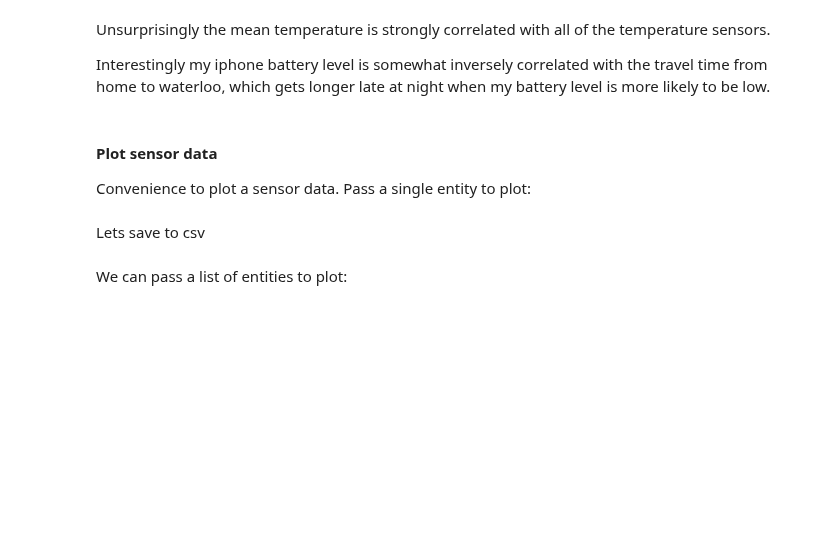
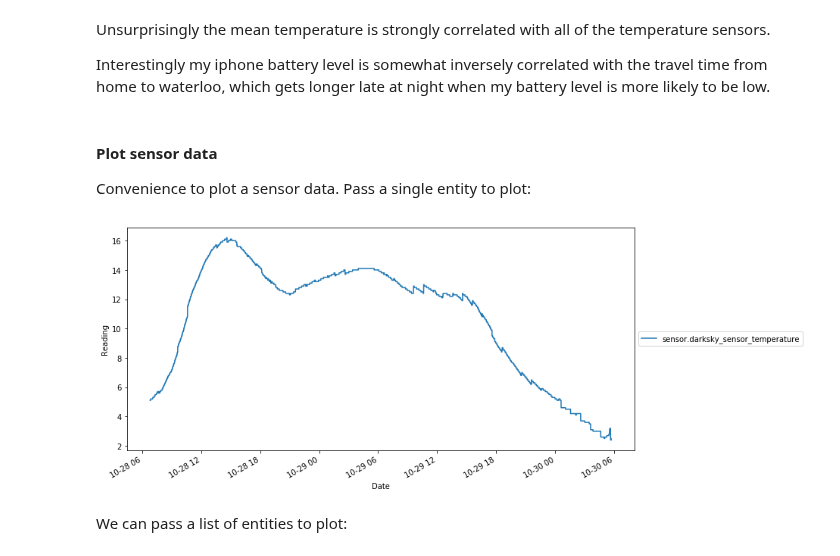
Before and after one commit to robmarkcole/HASS-data-detective, a Jupyter notebook: usage/Usage of detective.ipynb, the cells around one changed output. Cells and saved outputs as stored; diff of their text form; code cells hidden in the pictures; blank space fills up the shorter version.

```diff
--- a/usage/Usage of detective.ipynb
+++ b/usage/Usage of detective.ipynb
@@ -168,5 +154,5 @@ Lets create an object holding the numerical sensor
 # %%
-sensors_num = detective.NumericalSensors(db.master_df)
+sensors_num_df = detective.NumericalSensors(db.master_df)
 # %% [markdown]
 We can access the list of sensor entities using the list_sensors attribute
 # %%
@@ -190,6 +207,6 @@ Interestingly my iphone battery level is somewhat inversely correlated with the
 Convenience to plot a sensor data.
 Pass a single entity to plot:
 # %%
-sensors_num.plot('sensor.darksky_sensor_temperature')
+sensors_num_df.plot('sensor.darksky_sensor_temperature')
+# %% [output]
+[figure, added]
-# %% [markdown]
-Lets save to csv
```
Also changed, not shown: parts of 33 cells of this notebook, 16 other files.
